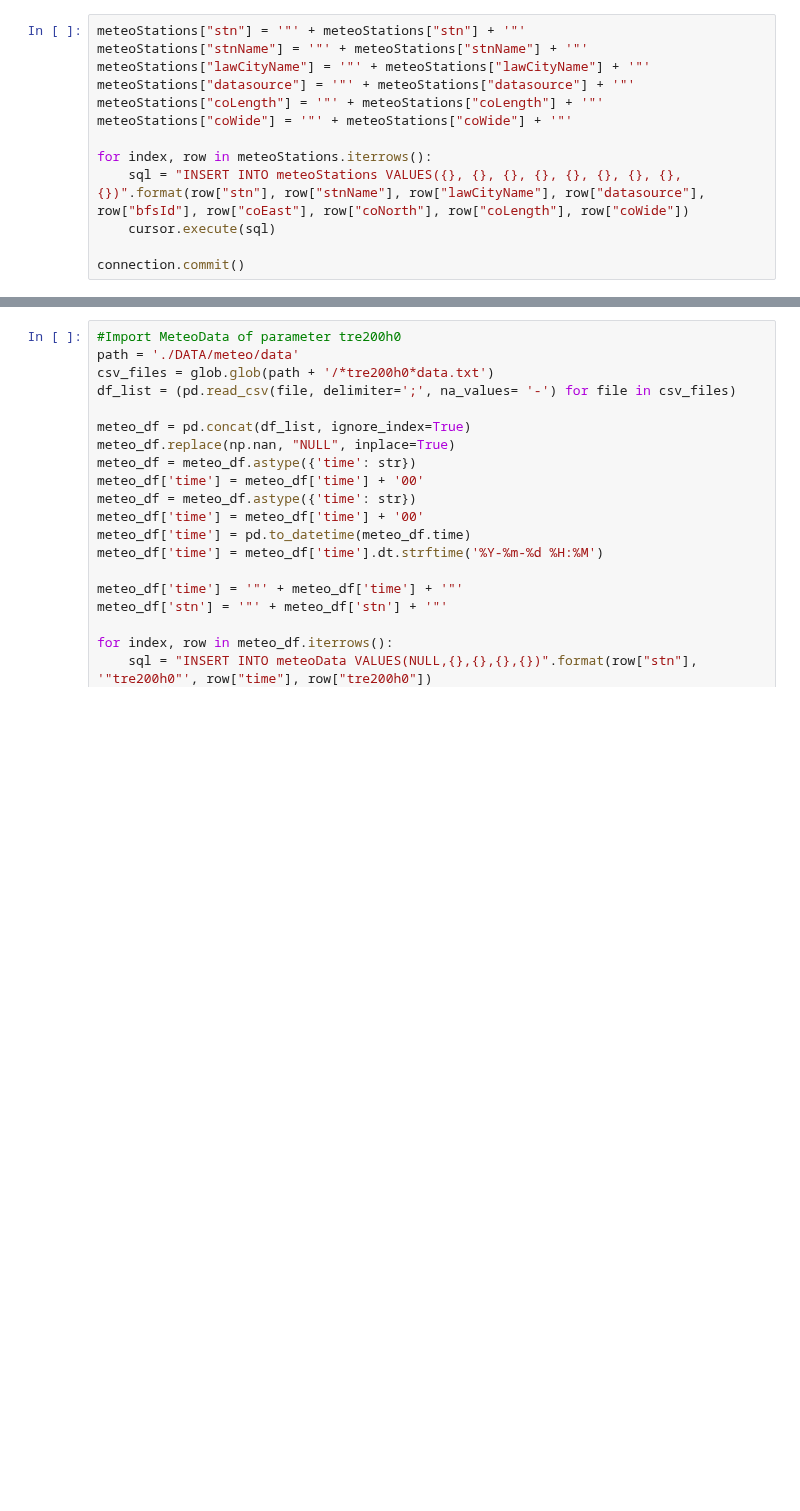
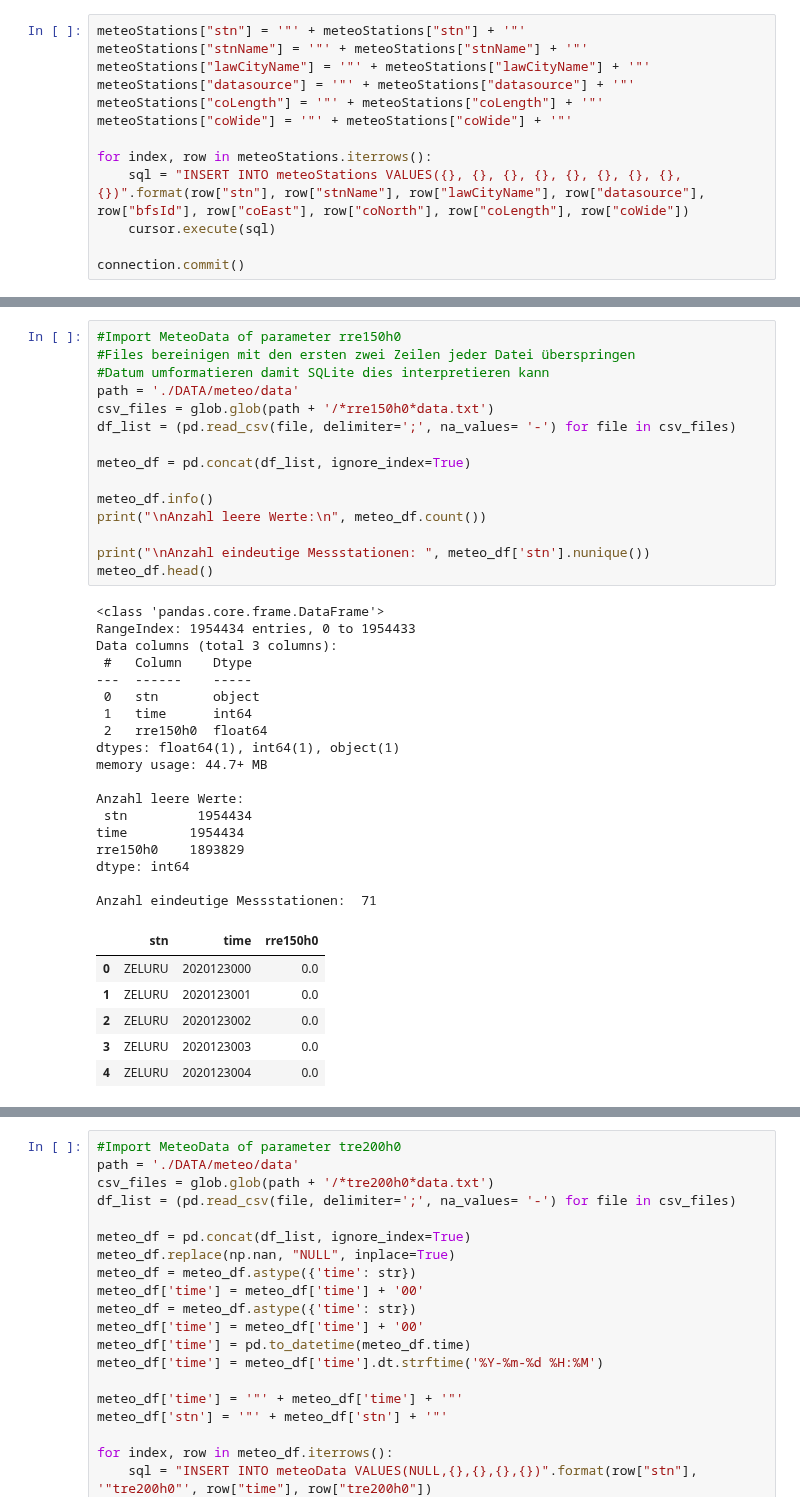
Before and after one commit to 7Horizon/BINA-CaseStudy, a Jupyter notebook: bina_dataimport.ipynb, the cells around one changed output, grey strips where cells are left out. Drawn from its saved outputs; the diff is of its cells as text; blank space fills up the shorter version.

```diff
--- a/bina_dataimport.ipynb
+++ b/bina_dataimport.ipynb
@@ -862,0 +840,40 @@ connection.commit()
+# %%
+#Import MeteoData of parameter rre150h0
+#Files bereinigen mit den ersten zwei Zeilen jeder Datei überspringen
+#Datum umformatieren damit SQLite dies interpretieren kann
+path = './DATA/meteo/data'
+csv_files = glob.glob(path + '/*rre150h0*data.txt')
+df_list = (pd.read_csv(file, delimiter=';', na_values= '-') for file in csv_files)
+
+meteo_df = pd.concat(df_list, ignore_index=True)
+
+meteo_df.info()
+print("\nAnzahl leere Werte:\n", meteo_df.count())
+
+print("\nAnzahl eindeutige Messstationen: ", meteo_df['stn'].nunique())
+meteo_df.head()
+# %% [output]
+<class 'pandas.core.frame.DataFrame'>
+RangeIndex: 1954434 entries, 0 to 1954433
+Data columns (total 3 columns):
+ #   Column    Dtype
+---  ------    -----
+ 0   stn       object
+ 1   time      int64
+ 2   rre150h0  float64
+dtypes: float64(1), int64(1), object(1)
+memory usage: 44.7+ MB
+
+Anzahl leere Werte:
+ stn         1954434
+time        1954434
+rre150h0    1893829
+dtype: int64
+
+Anzahl eindeutige Messstationen:  71
+|  | stn | time | rre150h0 |
+| 0 | ZELURU | 2020123000 | 0.0 |
+| 1 | ZELURU | 2020123001 | 0.0 |
+| 2 | ZELURU | 2020123002 | 0.0 |
+| 3 | ZELURU | 2020123003 | 0.0 |
+| 4 | ZELURU | 2020123004 | 0.0 |
```
Also changed, not shown: parts of 30 cells of this notebook, 1 other file.
